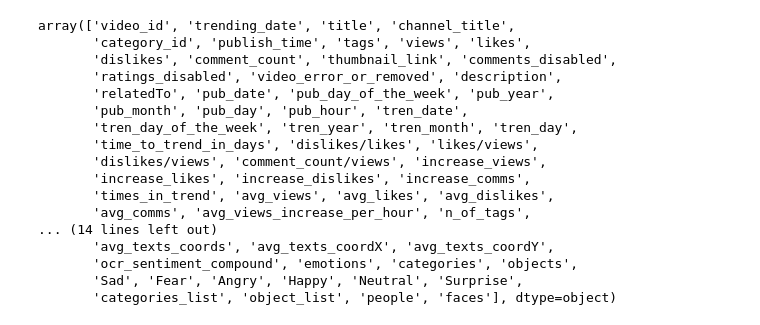
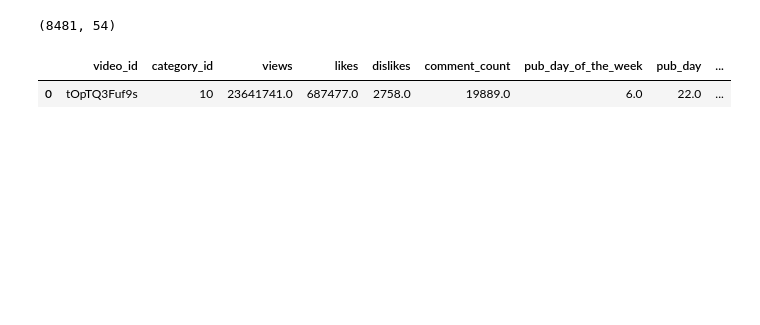
Before and after one commit to AdamKlejda/PED_YT, a Jupyter notebook: notebooks/Etap5/LiLatee_merged_processing.ipynb, the cells around one changed output. Cells and saved outputs as stored; diff of their text form; code cells hidden in the pictures; blank space fills up the shorter version.

```diff
--- a/notebooks/Etap5/LiLatee_merged_processing.ipynb
+++ b/notebooks/Etap5/LiLatee_merged_processing.ipynb
@@ -11,54 +49,52 @@ df[:1]
 # %%
 columns = ['video_id',
 #            'trending_date', 'title',
-           'channel_title',
+#            'channel_title',
        'category_id',
 #            'publish_time',
 #            'tags',
            'views', 'likes',
        'dislikes', 'comment_count',
-           'thumbnail_link', 'comments_disabled', 'ratings_disabled', 'video_error_or_removed',
-#            'description', 'relatedTo', 'pub_date',
-           'pub_day_of_the_week', 'pub_year', 'pub_month', 'pub_day', 'pub_hour',
+#            'thumbnail_link', 'comments_disabled', 'ratings_disabled', 'video_error_or_removed',
+#            'description', 'relatedTo', 'pub_date',  'pub_year', 'pub_month',
+           'pub_day_of_the_week', 'pub_day', 'pub_hour',
 #            'tren_date', 'tren_day_of_the_week', 'tren_year', 'tren_month', 'tren_day', 'time_to_trend_in_days',
-           'dislikes/likes', 'likes/views',
-       'dislikes/views', 'comment_count/views', 'increase_views',
-       'increase_likes', 'increase_dislikes', 'increase_comms',
-       'times_in_trend', 'avg_views', 'avg_likes', 'avg_dislikes',
-       'avg_comms', 'avg_views_increase_per_hour', 'n_of_tags',
-       'title_clean', 'title_length', 'title_n_of_words',
+           'dislikes/likes', 'likes/views', 'dislikes/views', 'comment_count/views',
+#            'increase_views','increase_likes', 'increase_dislikes', 'increase_comms',
+#        'times_in_trend', 'avg_views', 'avg_likes', 'avg_dislikes',
+#        'avg_comms', 'avg_views_increase_per_hour',
+        'n_of_tags',
+#        'title_clean',
+        'title_length', 'title_n_of_words',
        'title_capital_letters', 'title_capital_letters_percent',
        'title_small_letters', 'title_small_letters_percent',
        'title_punctuation', 'title_punctuation_percent',
-       'title_n_of_emojis', 'desc_clean', 'desc_length',
+       'title_n_of_emojis', 'desc_length',
+#            'desc_clean',
        'desc_n_of_words', 'desc_capital_letters',
        'desc_capital_letters_percent', 'desc_small_letters',
        'desc_small_letters_percent', 'desc_punctuation',
-       'desc_punctuation_percent', 'desc_list_of_urls', 'desc_n_of_urls',
+       'desc_punctuation_percent',
+#            'desc_list_of_urls',
+        'desc_n_of_urls',
        'desc_n_of_emojis', 'isFacebook', 'isTwitter', 'isInstagram',
-       'mean_r', 'mean_g', 'mean_b', 'std_r', 'std_g', 'std_b', 'hist_r',
-       'hist_g', 'hist_b', 'mean_h', 'mean_s', 'mean_v', 'std_h', 'std_s',
-       'std_v', 'entropy', 'thumb_ocr_text', 'clean_thumb_ocr_text',
-       'thumb_ocr_text_V2', 'clean_thumb_ocr_text_V2', 'bboxes',
-       'avg_texts_coords', 'avg_texts_coordX', 'avg_texts_coordY',
-       'ocr_sentiment_compound', 'emotions', 'categories', 'objects',
+#        'mean_r', 'mean_g', 'mean_b', 'std_r', 'std_g', 'std_b',
+#         'hist_r', 'hist_g', 'hist_b',
+        'mean_h', 'mean_s', 'mean_v', 'std_h', 'std_s', 'std_v', 'entropy',
+#            'thumb_ocr_text', 'clean_thumb_ocr_text',
+#        'thumb_ocr_text_V2', 'clean_thumb_ocr_text_V2', 'bboxes',
+#        'avg_texts_coords',
+        'avg_texts_coordX', 'avg_texts_coordY',
+       'ocr_sentiment_compound',
+#         'emotions', 'categories', 'objects',
        'Sad', 'Fear', 'Angry', 'Happy', 'Neutral', 'Surprise',
-       'categories_list', 'object_list', 'people', 'faces']
+#        'categories_list', 'object_list',
+           'people', 'faces']
-# %% [output]
-array(['video_id', 'trending_date', 'title', 'channel_title',
-       'category_id', 'publish_time', 'tags', 'views', 'likes',
-       'dislikes', 'comment_count', 'thumbnail_link', 'comments_disabled',
-       'ratings_disabled', 'video_error_or_removed', 'description',
-       'relatedTo', 'pub_date', 'pub_day_of_the_week', 'pub_year',
-       'pub_month', 'pub_day', 'pub_hour', 'tren_date',
-       'tren_day_of_the_week', 'tren_year', 'tren_month', 'tren_day',
-       'time_to_trend_in_days', 'dislikes/likes', 'likes/views',
-       'dislikes/views', 'comment_count/views', 'increase_views',
-       'increase_likes', 'increase_dislikes', 'increase_comms',
-       'times_in_trend', 'avg_views', 'avg_likes', 'avg_dislikes',
-       'avg_comms', 'avg_views_increase_per_hour', 'n_of_tags',
-... (14 lines left out)
-       'avg_texts_coords', 'avg_texts_coordX', 'avg_texts_coordY',
-       'ocr_sentiment_compound', 'emotions', 'categories', 'objects',
-       'Sad', 'Fear', 'Angry', 'Happy', 'Neutral', 'Surprise',
-       'categories_list', 'object_list', 'people', 'faces'], dtype=object)
+# %%
+df = df.loc[:,columns]
+print(df.shape)
+df[:1]
+# %% [output]
+(8481, 54)
+|  | video_id | category_id | views | likes | dislikes | comment_count | pub_day_of_the_week | pub_day | ... |
+| 0 | tOpTQ3Fuf9s | 10 | 23641741.0 | 687477.0 | 2758.0 | 19889.0 | 6.0 | 22.0 | ... |
```
Also changed, not shown: parts of 5 cells of this notebook, 1 other file.
